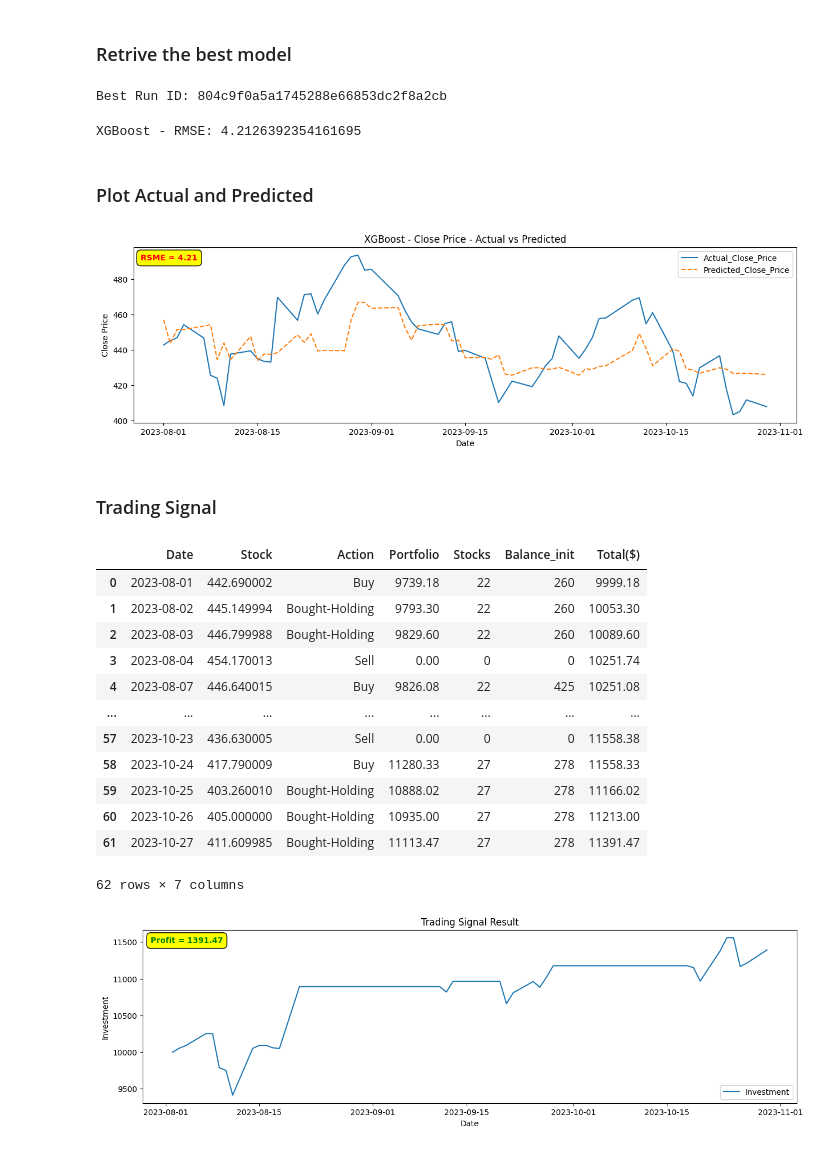
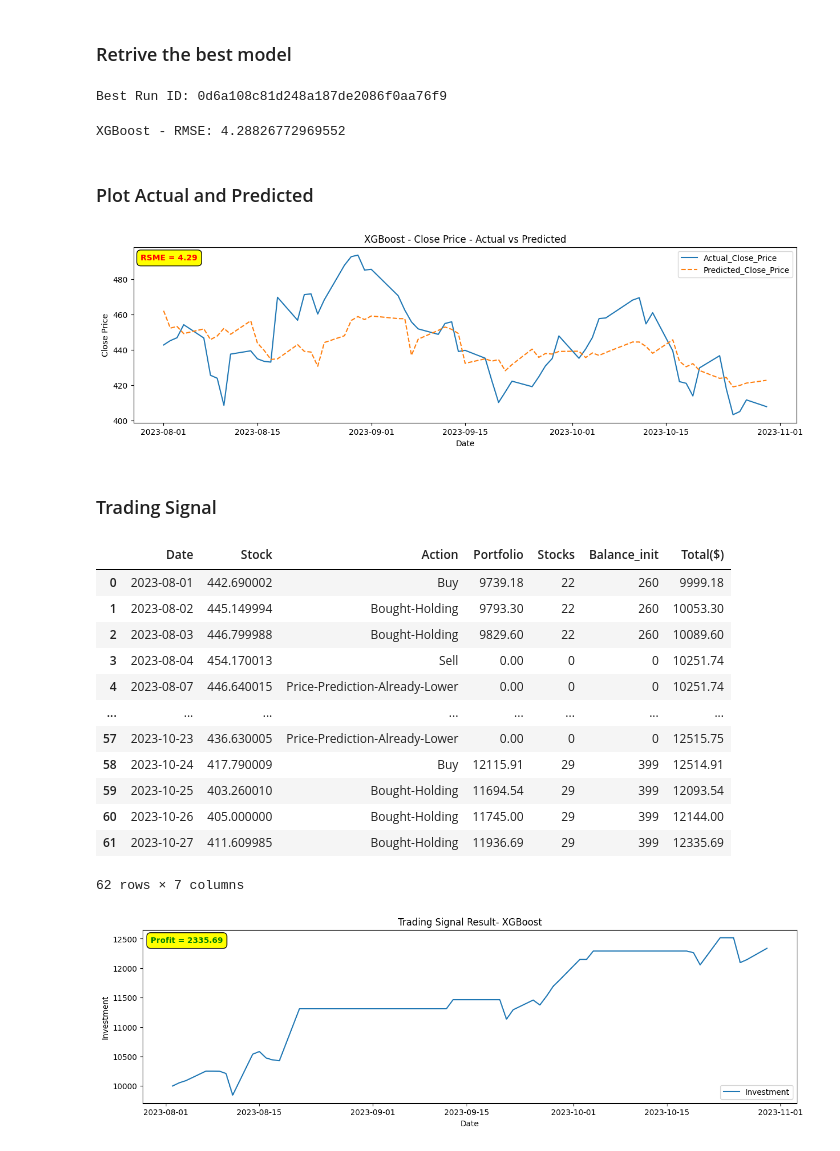
Before and after one commit to piyush-an/INFO7374_Predict_StockPrice, a Jupyter notebook: 4_Model_Training.ipynb, the cells around one changed output. Drawn from its saved outputs; the diff is of its cells as text; code cells hidden in the pictures.

```diff
--- a/4_Model_Training.ipynb
+++ b/4_Model_Training.ipynb
@@ -32,8 +32,8 @@ from mlflow.entities import ViewType
 from mlflow.tracking import MlflowClient
 
 MLFLOW_TRACKING_URI = "http://mlflow.anandpiyush.com"
-SET_EXPERIMENT = "INFO7374_team_nvdia"
-EXPERIMENT_ID = "5"
+SET_EXPERIMENT = "INFO7374_Testing"
+EXPERIMENT_ID = "6"
 
 mlflow.set_tracking_uri(MLFLOW_TRACKING_URI)
 mlflow.set_experiment(SET_EXPERIMENT)
@@ -361,7 +361,8 @@ scaler = StandardScaler()
 X_train_scaled = scaler.fit_transform(X_train)
 X_test_scaled = scaler.transform(X_test)
 
-alphas = [0.1, 0.5, 1.0, 5.0, 10.0]
+alphas = [0.1, 0.5, 1.0, 1.5,
+          2.0, 2.5, 5.0, 7.5, 10.0]
 
 for alpha in alphas:
     with mlflow.start_run():
@@ -479,7 +484,10 @@ X_train_scaled = scaler.fit_transform(X_train)
 X_test_scaled = scaler.transform(X_test)
 
 # Set up a range of alpha values to test
-alphas = [5, 0.5, 0.05, 0.005, 0.0005, 1, 0.1, 0.01, 0.001, 0.0001, 0]
+alphas = [0, 0.0001, 0.0005, 0.001,
+          0.005, 0.01, 0.05, 0.1,
+          0.5, 1, 2, 2.5, 3,
+          3.5, 4, 4.5, 5]
 
 for alpha in alphas:
     with mlflow.start_run():
@@ -652,8 +666,8 @@ RMSE = math.sqrt(MSE)
 
 print(f"XGBoost - RMSE: {RMSE}")
 # %% [output]
-Best Run ID: 804c9f0a5a1745288e66853dc2f8a2cb
+Best Run ID: 0d6a108c81d248a187de2086f0aa76f9
-XGBoost - RMSE: 4.2126392354161695
+XGBoost - RMSE: 4.28826772969552
 # %% [markdown]
 ### Plot Actual and Predicted
 # %%
@@ -681,7 +695,7 @@ plt.figtext(
 )
 plt.show()
 # %% [output]
-[figure, old version]
+[figure, new version]
 # %% [markdown]
 ### Trading Signal
 # %%
@@ -693,31 +707,31 @@ trade_txn_df
 | 1 | 2023-08-02 | 445.149994 | Bought-Holding | 9793.30 | 22 | 260 | 10053.30 |
 | 2 | 2023-08-03 | 446.799988 | Bought-Holding | 9829.60 | 22 | 260 | 10089.60 |
 | 3 | 2023-08-04 | 454.170013 | Sell | 0.00 | 0 | 0 | 10251.74 |
-| 4 | 2023-08-07 | 446.640015 | Buy | 9826.08 | 22 | 425 | 10251.08 |
+| 4 | 2023-08-07 | 446.640015 | Price-Prediction-Already-Lower | 0.00 | 0 | 0 | 10251.74 |
 | ... | ... | ... | ... | ... | ... | ... | ... |
-| 57 | 2023-10-23 | 436.630005 | Sell | 0.00 | 0 | 0 | 11558.38 |
-| 58 | 2023-10-24 | 417.790009 | Buy | 11280.33 | 27 | 278 | 11558.33 |
-| 59 | 2023-10-25 | 403.260010 | Bought-Holding | 10888.02 | 27 | 278 | 11166.02 |
-| 60 | 2023-10-26 | 405.000000 | Bought-Holding | 10935.00 | 27 | 278 | 11213.00 |
-| 61 | 2023-10-27 | 411.609985 | Bought-Holding | 11113.47 | 27 | 278 | 11391.47 |
+| 57 | 2023-10-23 | 436.630005 | Price-Prediction-Already-Lower | 0.00 | 0 | 0 | 12515.75 |
+| 58 | 2023-10-24 | 417.790009 | Buy | 12115.91 | 29 | 399 | 12514.91 |
+| 59 | 2023-10-25 | 403.260010 | Bought-Holding | 11694.54 | 29 | 399 | 12093.54 |
+| 60 | 2023-10-26 | 405.000000 | Bought-Holding | 11745.00 | 29 | 399 | 12144.00 |
+| 61 | 2023-10-27 | 411.609985 | Bought-Holding | 11936.69 | 29 | 399 | 12335.69 |
 62 rows × 7 columns
 # %%
 plt.figure(figsize=(15, 4))
 plt.plot(trade_txn_log_df["Amount($)"], label="Actual_Close_Price", linestyle="solid")
-plt.title("Trading Signal Result")
+plt.title("Trading Signal Result- XGBoost")
 plt.xlabel("Date")
 plt.ylabel("Investment")
 plt.legend(labels = ['Investment'], loc='lower right')
 plt.figtext(
     0.22,
     0.85,
     f"Profit = {trade_txn_df['Total($)'].iloc[-1]-10000:.2f}",
     ha="right",
     va="top",
     color="green",
     weight="bold",
     bbox=dict(facecolor="yellow", edgecolor="black", boxstyle="round,pad=0.5"),
 )
 plt.show()
 # %% [output]
-[figure, old version]
+[figure, new version]
```
Also changed, not shown: parts of 12 cells of this notebook.
